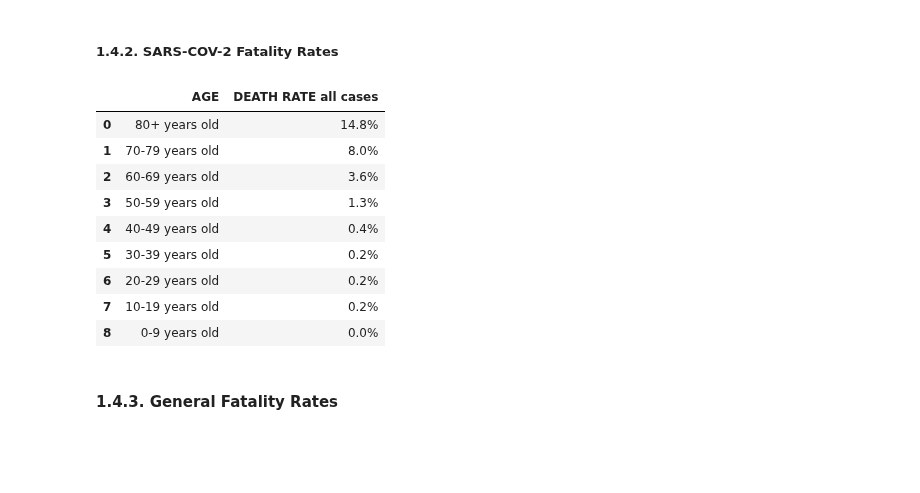
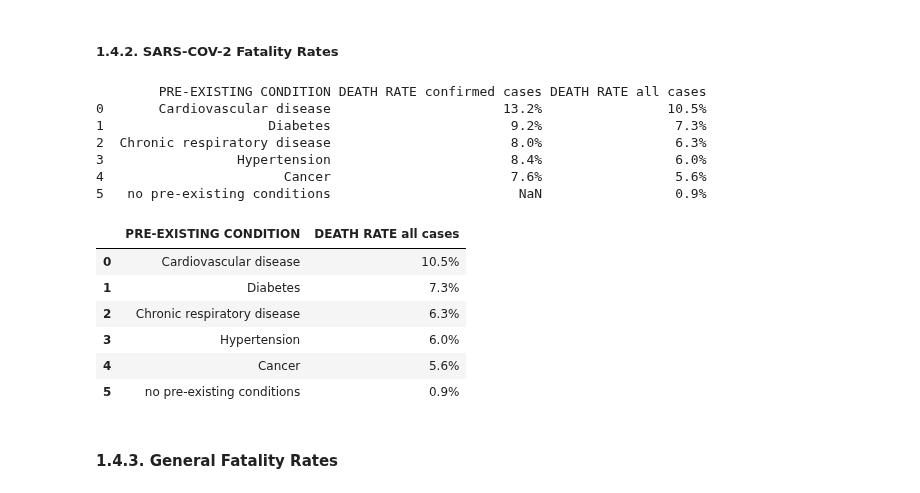
Before and after one commit to DanielGuzmanOlivares/COVID-19, a Jupyter notebook: COVID-19.ipynb, the cells around one changed output. Cells and saved outputs as stored; diff of their text form; code cells hidden in the pictures; blank space fills up the shorter version.

```diff
--- a/COVID-19.ipynb
+++ b/COVID-19.ipynb
@@ -481,39 +485,44 @@ tableBedsCountry()
 # %%
 def fatalityRate(option):
     """
     Mines https://www.worldometers.info/coronavirus/coronavirus-age-sex-demographics/
     Note: 3.4% Mortality Rate estimate by the World Health Organization (WHO) as of March 3
     """
     FR = "https://www.worldometers.info/coronavirus/coronavirus-age-sex-demographics/"
     html_page = requests.get(FR)
     soup = BeautifulSoup(html_page.content, 'html.parser')
     page_age = soup.find_all('table')[0]
-    page_sex = soup.find_all('table')[1]
-    page_comorbidity = soup.find_all('table')[2]
+    page_sex = soup.find_all('table')[2]
+    page_comorbidity = soup.find_all('table')[5]
     if option == 0:
         df = pd.read_html(str(page_age), header=0)[0]
         #df.drop('DEATH RATE confirmed cases', axis=1, inplace=True)
     elif option == 1:
         df = pd.read_html(str(page_sex), header=0)[0]
     elif option == 2:
         df = pd.read_html(str(page_comorbidity), header=0)[0]
+        print(df)
         df.drop('DEATH RATE confirmed cases', axis=1, inplace=True)
         df['DEATH RATE all cases'].replace('no fatalities', '0.0%', inplace=True)
     return df
 fatalityRate(COM)
 #fatalityRate(AGE)
 #fatalityRate(SEX)
 # %% [output]
+        PRE-EXISTING CONDITION DEATH RATE confirmed cases DEATH RATE all cases
+0       Cardiovascular disease                      13.2%                10.5%
+1                     Diabetes                       9.2%                 7.3%
+2  Chronic respiratory disease                       8.0%                 6.3%
+3                 Hypertension                       8.4%                 6.0%
+4                       Cancer                       7.6%                 5.6%
+5   no pre-existing conditions                        NaN                 0.9%
-|  | AGE | DEATH RATE all cases |
-| 0 | 80+ years old | 14.8% |
-| 1 | 70-79 years old | 8.0% |
-| 2 | 60-69 years old | 3.6% |
-| 3 | 50-59 years old | 1.3% |
-| 4 | 40-49 years old | 0.4% |
-| 5 | 30-39 years old | 0.2% |
-| 6 | 20-29 years old | 0.2% |
-| 7 | 10-19 years old | 0.2% |
-| 8 | 0-9 years old | 0.0% |
+|  | PRE-EXISTING CONDITION | DEATH RATE all cases |
+| 0 | Cardiovascular disease | 10.5% |
+| 1 | Diabetes | 7.3% |
+| 2 | Chronic respiratory disease | 6.3% |
+| 3 | Hypertension | 6.0% |
+| 4 | Cancer | 5.6% |
+| 5 | no pre-existing conditions | 0.9% |
 # %% [markdown]
 #### 1.4.3. General Fatality Rates
 # %%
```
Also changed, not shown: parts of 9 cells of this notebook.
